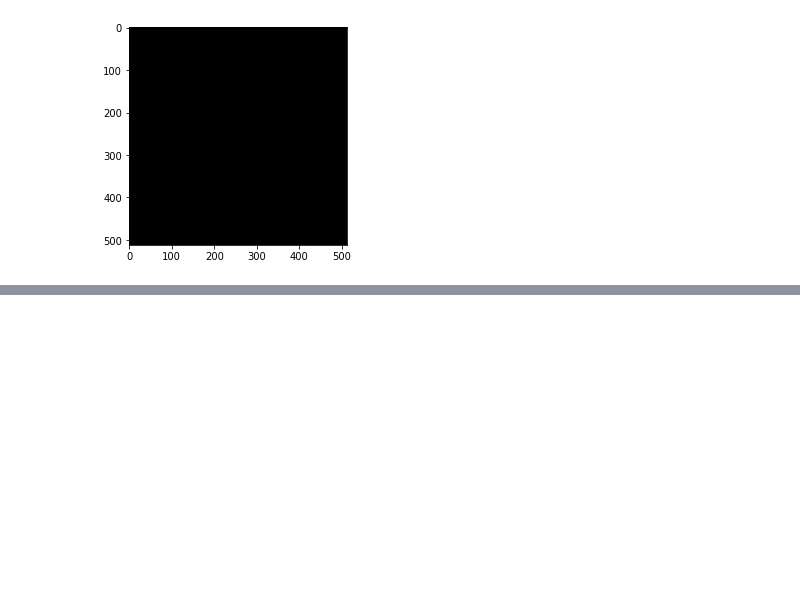
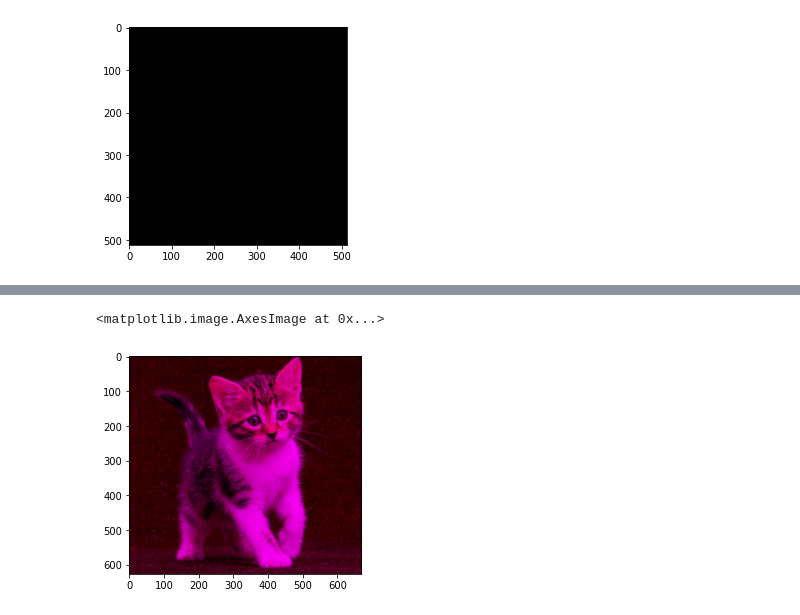
Before and after one commit to sellauno/PVCK_1, a Jupyter notebook: Week2.ipynb, the cells around one changed output, grey strips where cells are left out. Cells and saved outputs as stored; diff of their text form; code cells hidden in the pictures; blank space fills up the shorter version.

```diff
--- a/Week2.ipynb
+++ b/Week2.ipynb
@@ -97,0 +139,8 @@ plt.imshow(black_img2)
+# %%
+imgt1 = img
+imgt2 = cv.cvtColor(img, cv.COLOR_BGR2RGB)
+imgt2[:,:,1] = np.zeros([imgt2.shape[0], imgt2.shape[1]])
+plt.imshow(imgt2)
+# %% [output]
+<matplotlib.image.AxesImage at 0x...>
+[figure, added]
```
Also changed, not shown: parts of 5 cells of this notebook.
